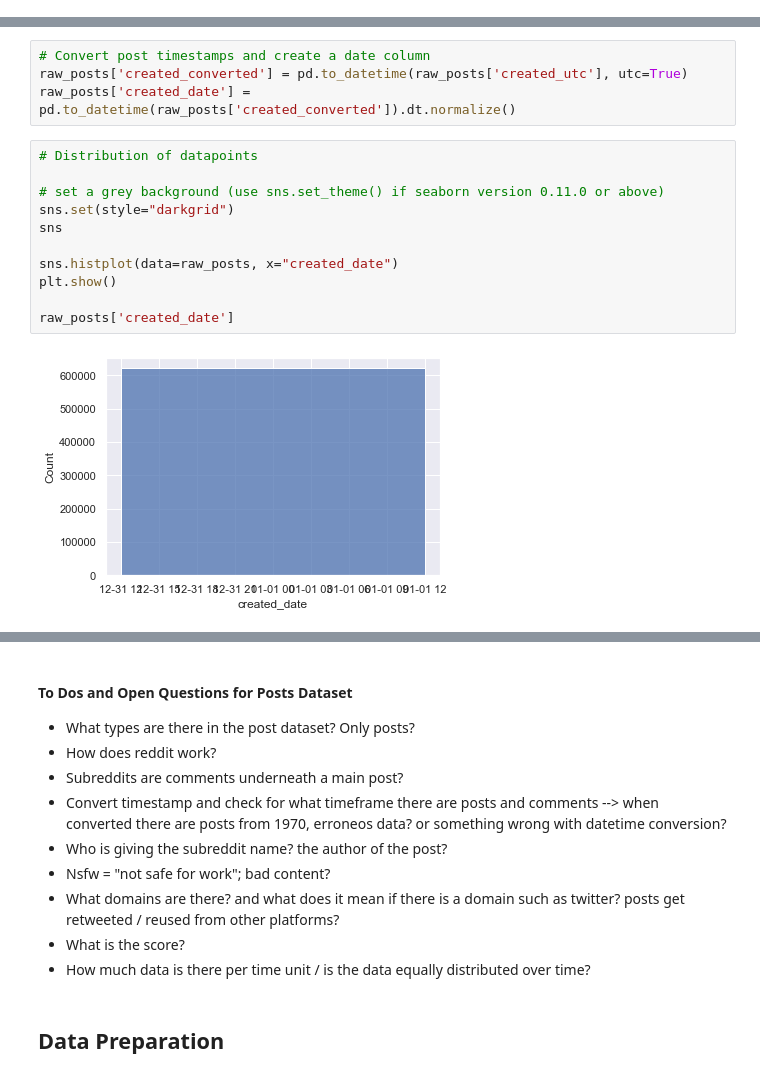
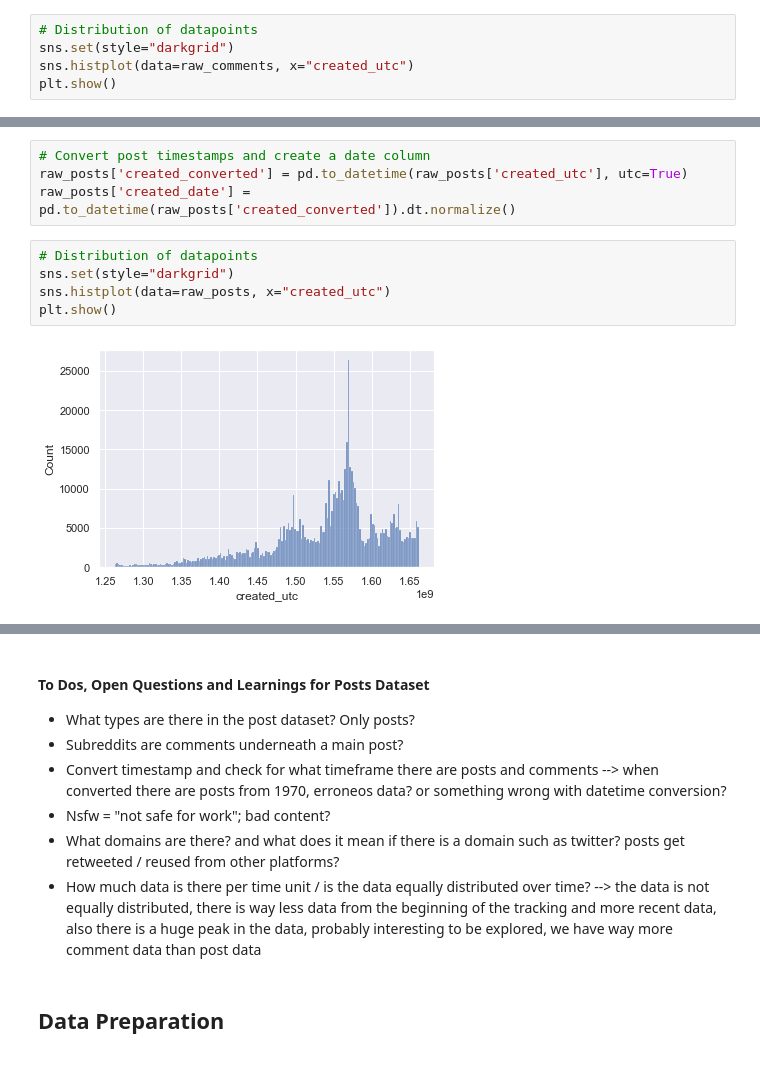
Before and after one commit to anjaghub/datascience_project_2023, a Jupyter notebook: reddit_climate_change.ipynb, the cells around one changed output, grey strips where cells are left out. Drawn from its saved outputs; the diff is of its cells as text.

Commit message:
Distribution of data over time
Created histogramms to show how much data there is over the time of tracking

```diff
--- a/reddit_climate_change.ipynb
+++ b/reddit_climate_change.ipynb
@@ -83,3 +85,8 @@ dtype: object
 # Convert comments timestamps and create a date column
 raw_comments['created_converted'] = pd.to_datetime(raw_comments['created_utc'], utc=True)
 raw_comments['created_date'] = pd.to_datetime(raw_comments['created_converted']).dt.normalize()
+# %%
+# Distribution of datapoints
+sns.set(style="darkgrid")
+sns.histplot(data=raw_comments, x="created_utc")
+plt.show()
@@ -126,14 +133,8 @@ raw_posts['created_converted'] = pd.to_datetime(raw_posts['created_utc'], utc=Tr
 raw_posts['created_date'] = pd.to_datetime(raw_posts['created_converted']).dt.normalize()
 # %%
 # Distribution of datapoints
-
-# set a grey background (use sns.set_theme() if seaborn version 0.11.0 or above)
 sns.set(style="darkgrid")
-sns
-
-sns.histplot(data=raw_posts, x="created_date")
+sns.histplot(data=raw_posts, x="created_utc")
 plt.show()
-
-raw_posts['created_date']
 # %% [output]
-[figure, old version]
+[figure, new version]
@@ -152,14 +141,11 @@ Name: created_date, Length: 620908, dtype: datetime64[ns, UTC]
 # %% [markdown]
-#### To Dos and Open Questions for Posts Dataset
+#### To Dos, Open Questions and Learnings for Posts Dataset
 - What types are there in the post dataset? Only posts?
-- How does reddit work?
 - Subreddits are comments underneath a main post?
 - Convert timestamp and check for what timeframe there are posts and comments --> when converted there are posts from 1970, erroneos data? or something wrong with datetime conversion?
-- Who is giving the subreddit name? the author of the post?
 - Nsfw = "not safe for work"; bad content?
 - What domains are there? and what does it mean if there is a domain such as twitter? posts get retweeted / reused from other platforms?
-- What is the score?
-- How much data is there per time unit / is the data equally distributed over time?
+- How much data is there per time unit / is the data equally distributed over time? --> the data is not equally distributed, there is way less data from the beginning of the tracking and more recent data, also there is a huge peak in the data, probably interesting to be explored, we have way more comment data than post data
 # %% [markdown]
 ## Data Preparation
 # %% [markdown]
```
Also changed, not shown: parts of 4 cells of this notebook.
